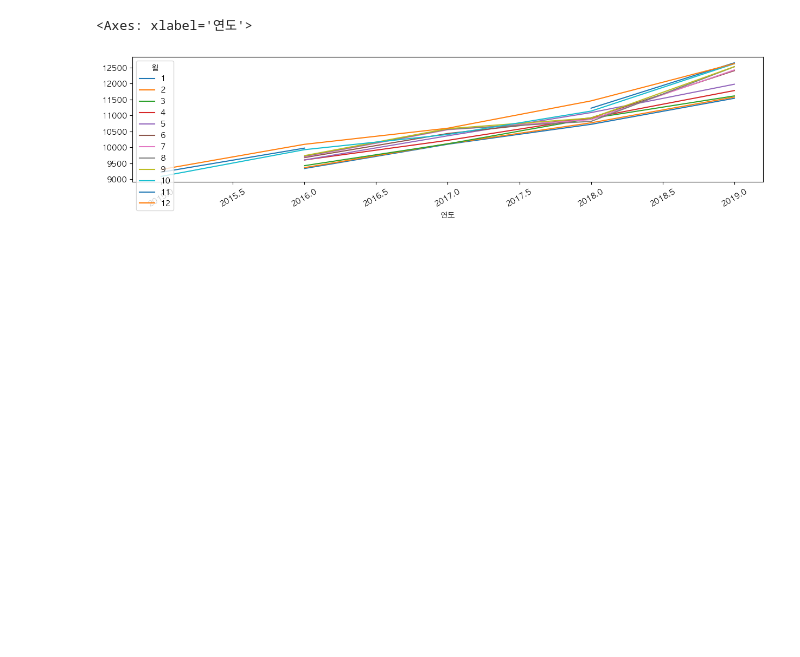
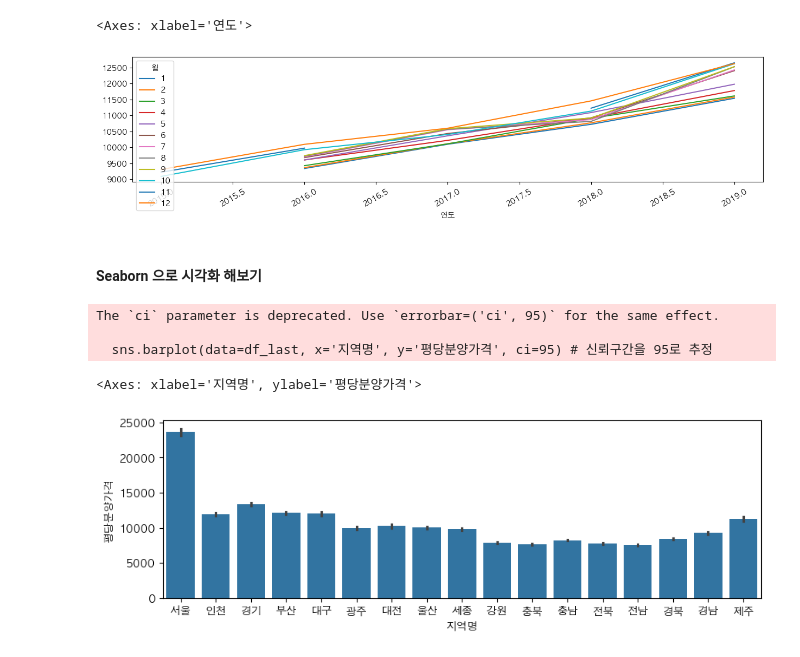
Before and after one commit to SongBeom00/data-analysis, a Jupyter notebook: 00-apt-price.ipynb, the cells around one changed output. Saved outputs shown, nothing was run; the diff lists cells and outputs as text; code cells hidden in the pictures; blank space fills up the shorter version.

Commit message:
:recycle: data eda

```diff
--- a/00-apt-price.ipynb
+++ b/00-apt-price.ipynb
@@ -445,3 +445,5 @@ p.plot.line(figsize=(15, 3), rot=30)
 # %% [output]
 <Axes: xlabel='연도'>
 [figure]
+# %% [markdown]
+#### Seaborn 으로 시각화 해보기
@@ -447,0 +452,9 @@ p.plot.line(figsize=(15, 3), rot=30)
+# %%
+plt.figure(figsize=(10, 3))
+sns.barplot(data=df_last, x='지역명', y='평당분양가격', ci=95) # 신뢰구간을 95로 추정
+# %% [output]
+The `ci` parameter is deprecated. Use `errorbar=('ci', 95)` for the same effect.
+
+  sns.barplot(data=df_last, x='지역명', y='평당분양가격', ci=95) # 신뢰구간을 95로 추정
+<Axes: xlabel='지역명', ylabel='평당분양가격'>
+[figure, added]
```
Also changed, not shown: parts of 23 cells of this notebook, 2 other files.
